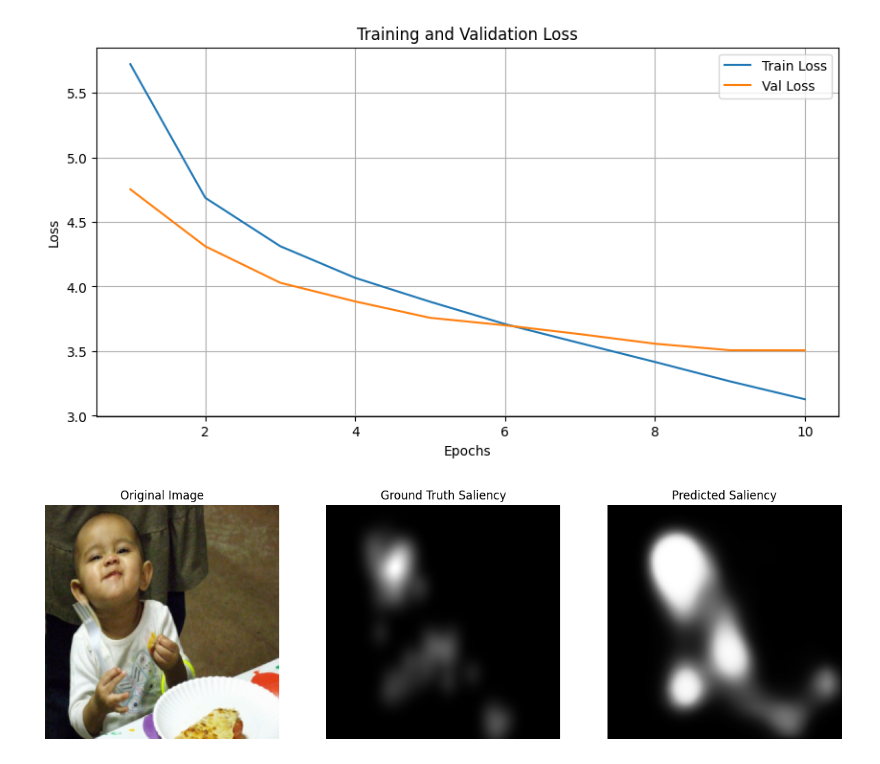
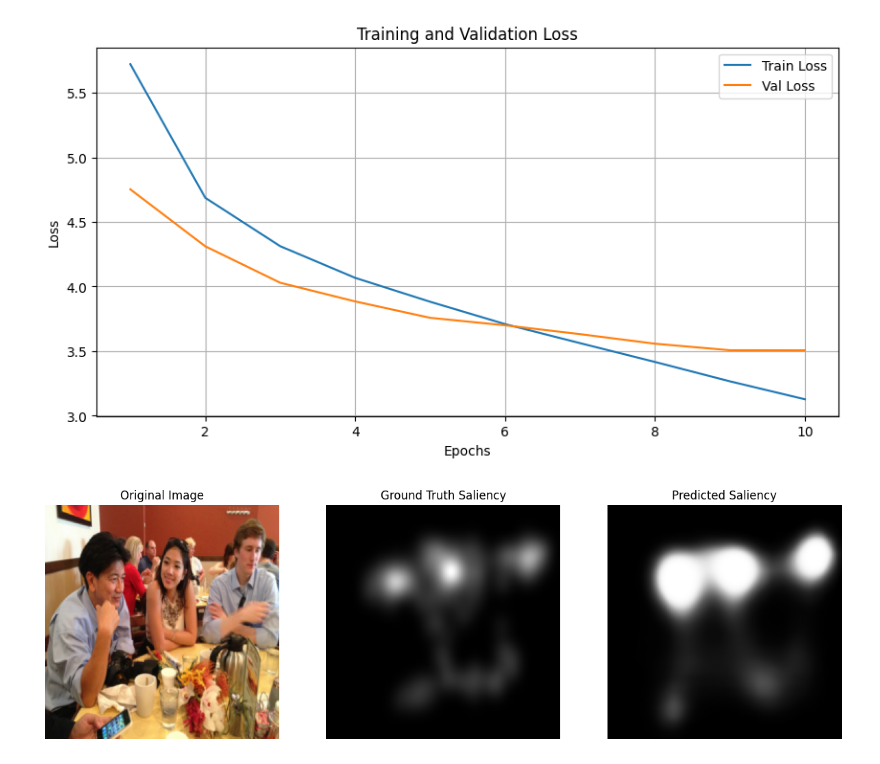
Before and after one commit to SebastianoColombini/NN_DL_project, a Jupyter notebook: beta.ipynb, the cells around one changed output. Drawn from its saved outputs; the diff is of its cells as text; code cells hidden in the pictures.

```diff
--- a/beta.ipynb
+++ b/beta.ipynb
@@ -573,31 +579,31 @@ plt.show()
 [figure]
 # %%
 with torch.no_grad():
-    img_idx = 5
+    img_idx = 4
 
     # first element of the last image batch
     sample_img = image_batch[img_idx].cpu()
     sample_gt = saliency_map_batch[img_idx].cpu()
     sample_pred = final_saliency_map[img_idx].cpu()
 
     # Unnormalize image for visualization (assuming ToTensor() was used)
     img_display = sample_img.permute(1, 2, 0).numpy()
     gt_display = sample_gt.squeeze().numpy()
     pred_display = sample_pred.squeeze().numpy()
 
     fig, axes = plt.subplots(1, 3, figsize=(15, 5))
     axes[0].imshow(img_display)
     axes[0].set_title('Original Image')
     axes[0].axis('off')
 
     axes[1].imshow(gt_display, cmap='gray')
     axes[1].set_title('Ground Truth Saliency')
     axes[1].axis('off')
 
     axes[2].imshow(pred_display, cmap='gray')
     axes[2].set_title('Predicted Saliency')
     axes[2].axis('off')
 
     plt.show()
 # %% [output]
-[figure, old version]
+[figure, new version]
```
Also changed, not shown: parts of 3 cells of this notebook.
